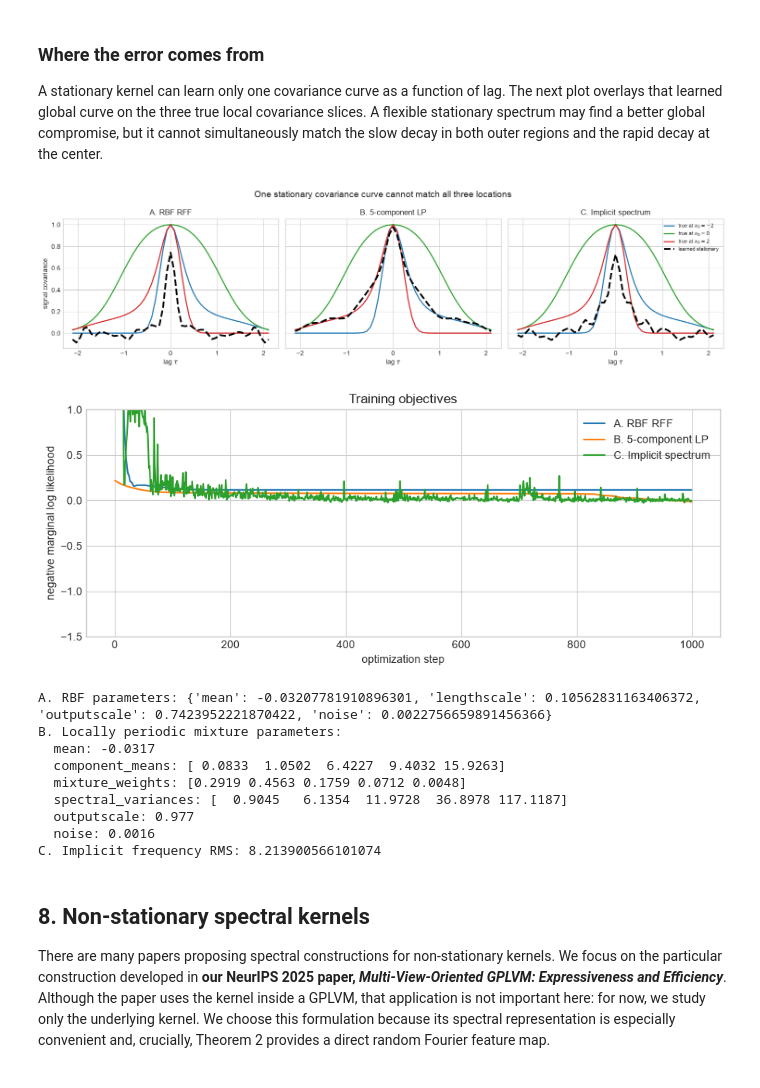
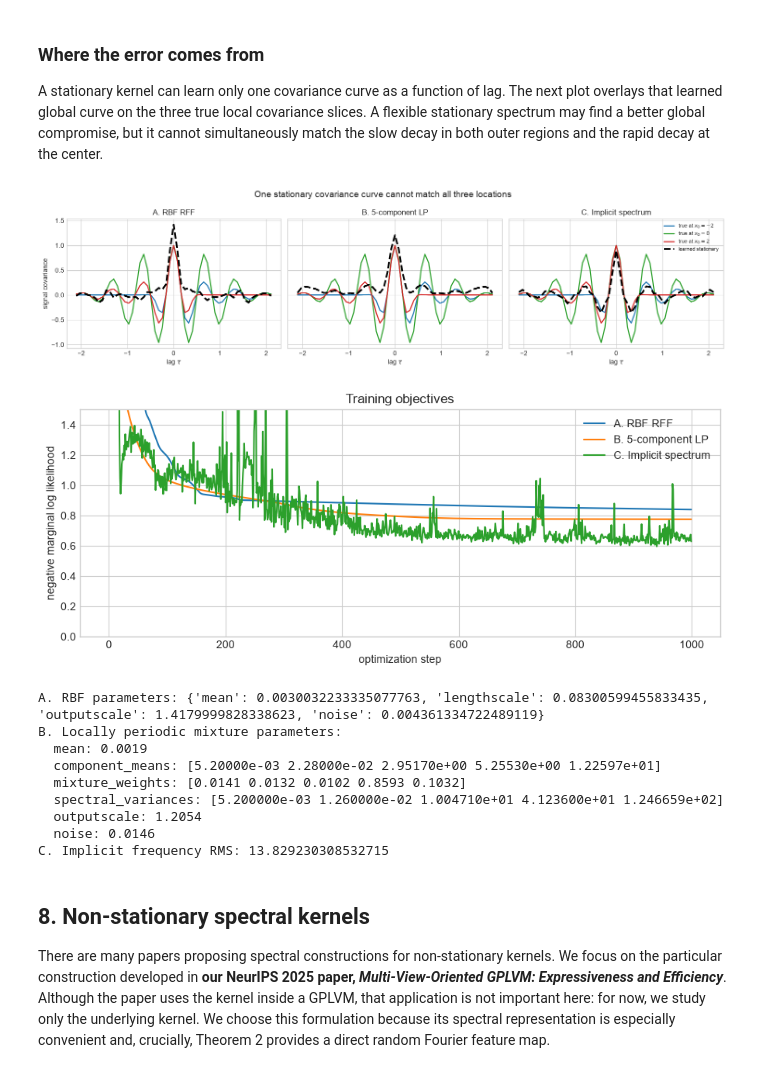
Before and after one commit to OLMOS-PM/GPPS_2026, a Jupyter notebook: 5-gp_nonstationary_kernels.ipynb, the cells around one changed output. Drawn from its saved outputs; the diff is of its cells as text; code cells hidden in the pictures.

```diff
--- a/5-gp_nonstationary_kernels.ipynb
+++ b/5-gp_nonstationary_kernels.ipynb
@@ -71,8 +71,8 @@ $$\ell(x)=\ell_{\min}+(\ell_{\max}-\ell_{\min})\left[1-\exp\left(-\frac{x^2}{2r^
 
 where $r$ controls the width of the rough central region. We use $\ell_{\max}=1.20$, $\ell_{\min}=0.10$, and $r=0.55$. Hence $\ell(0)=\ell_{\min}$, while $\ell(x)$ rapidly approaches $\ell_{\max}$ toward both ends. This high--low--high profile forces a stationary model to compromise between two smooth outer regions and a sharply rough center.
 # %%
-n_points = 75
-x = np.linspace(-3.0, 3.0, n_points)
+n_points = 250
+x = np.linspace(-6.0, 6.0, n_points)
 
 ell_min = 0.1
 ell_max = 1.2
@@ -111,7 +111,7 @@ def gibbs_kernel(x1, x2, lengthscale_fn, outputscale=1.0):
     ell2 = lengthscale_fn(x2)
     ell_squared_sum = ell1**2 + ell2**2
     normalization = np.sqrt(2.0 * ell1 * ell2 / ell_squared_sum)
-    return outputscale**2 * normalization * np.exp(-(x1 - x2)**2 / ell_squared_sum)
+    return outputscale**2 * normalization * np.exp(-(x1 - x2)**2 / ell_squared_sum) * np.cos(3*np.pi*(x1 - x2))
 
 K = gibbs_kernel(x, x, lengthscale_function, outputscale=signal_std)
 K = 0.5 * (K + K.T)  # remove floating-point asymmetry
@@ -346,7 +346,7 @@ implicit_model, implicit_likelihood = build_implicit_spectral_gp(
 )
 implicit_history = train_implicit_spectral_gp(
     implicit_model, implicit_likelihood, train_x_tensor, fit_curves_tensor,
-    num_steps=1000, learning_rate=0.004, frequency_penalty_weight=1e-5,
+    num_steps=1000, learning_rate=0.004, frequency_penalty_weight=1e-4,
     resampling_seed=seed + 131, print_every=100,
 )
 # %% [output]
@@ -469,37 +469,37 @@ fig.suptitle("One stationary covariance curve cannot match all three locations",
 fig.tight_layout()
 plt.show()
 # %% [output]
-[figure, old version]
+[figure, new version]
 # %%
 fig, ax = plt.subplots(figsize=(9, 3.8))
 ax.plot(rbf_losses, label="A. RBF RFF")
 ax.plot(lp_losses, label="B. 5-component LP")
 ax.plot(implicit_history.negative_mll, label="C. Implicit spectrum")
-ax.set_ylim(-1.5, 1)
+ax.set_ylim(0, 1.5)
 ax.set(xlabel="optimization step", ylabel="negative marginal log likelihood",
        title="Training objectives")
 ax.legend()
 fig.tight_layout()
 plt.show()
 
 print("A. RBF parameters:", learned_hyperparameters(rbf_model, rbf_likelihood))
 print("B. Locally periodic mixture parameters:")
 for key, value in learned_spectral_mixture_parameters(lp_model, lp_likelihood).items():
     print(f"  {key}: {np.round(value, 4) if isinstance(value, np.ndarray) else round(value, 4)}")
 implicit_kernel = implicit_model.covar_module.base_kernel
 print("C. Implicit frequency RMS:",
       float(implicit_kernel.frequency_l2().detach().sqrt().cpu()))
 # %% [output]
-[figure, old version]
+[figure, new version]
-A. RBF parameters: {'mean': -0.03207781910896301, 'lengthscale': 0.10562831163406372, 'outputscale': 0.7423952221870422, 'noise': 0.0022756659891456366}
+A. RBF parameters: {'mean': 0.0030032233335077763, 'lengthscale': 0.08300599455833435, 'outputscale': 1.4179999828338623, 'noise': 0.004361334722489119}
 B. Locally periodic mixture parameters:
-  mean: -0.0317
-  component_means: [ 0.0833  1.0502  6.4227  9.4032 15.9263]
-  mixture_weights: [0.2919 0.4563 0.1759 0.0712 0.0048]
-  spectral_variances: [  0.9045   6.1354  11.9728  36.8978 117.1187]
-  outputscale: 0.977
-  noise: 0.0016
-C. Implicit frequency RMS: 8.213900566101074
+  mean: 0.0019
+  component_means: [5.20000e-03 2.28000e-02 2.95170e+00 5.25530e+00 1.22597e+01]
+  mixture_weights: [0.0141 0.0132 0.0102 0.8593 0.1032]
+  spectral_variances: [5.200000e-03 1.260000e-02 1.004710e+01 4.123600e+01 1.246659e+02]
+  outputscale: 1.2054
+  noise: 0.0146
+C. Implicit frequency RMS: 13.829230308532715
 # %% [markdown]
 ## 8. Non-stationary spectral kernels
 
```
Also changed, not shown: parts of 22 cells of this notebook.
